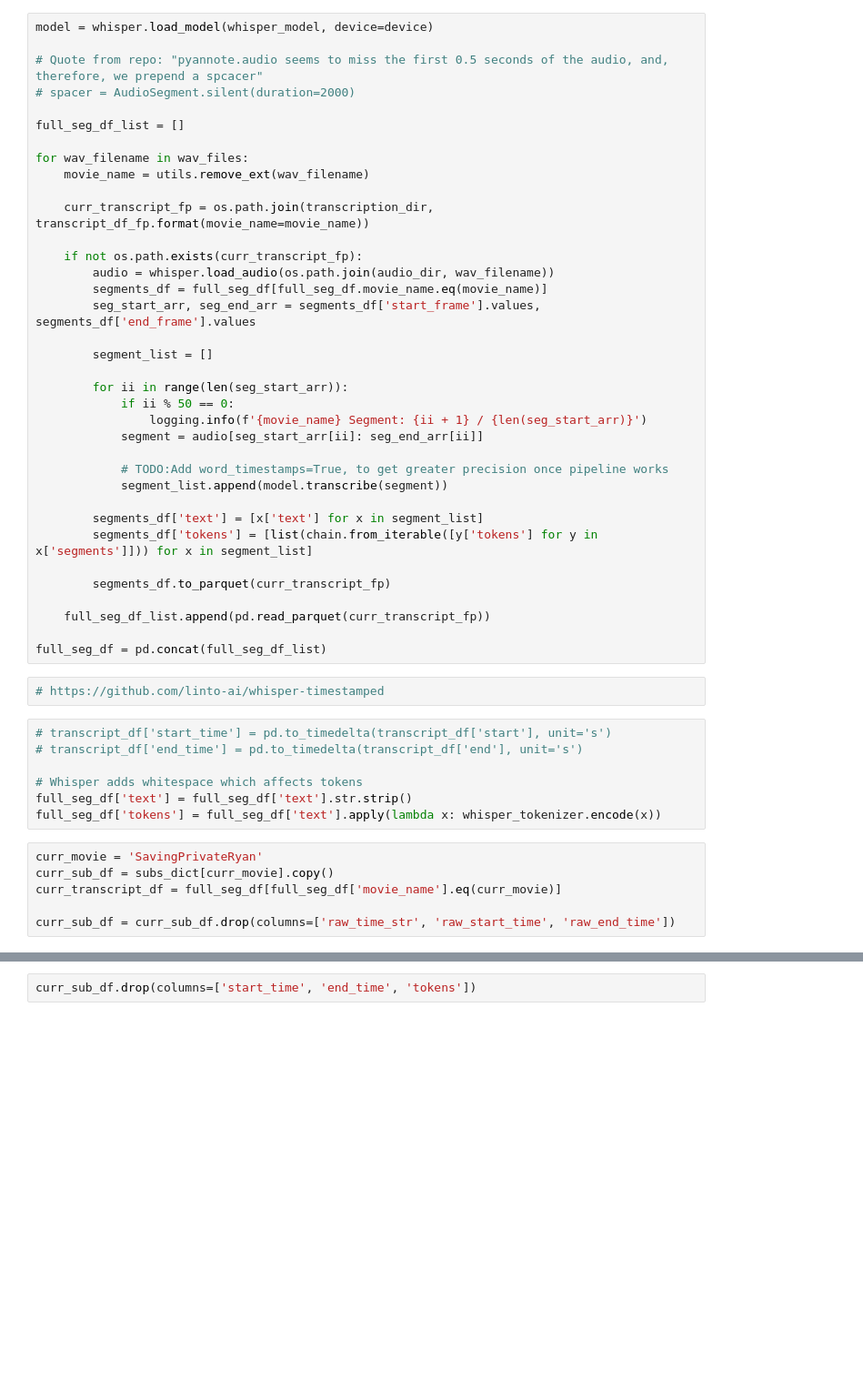
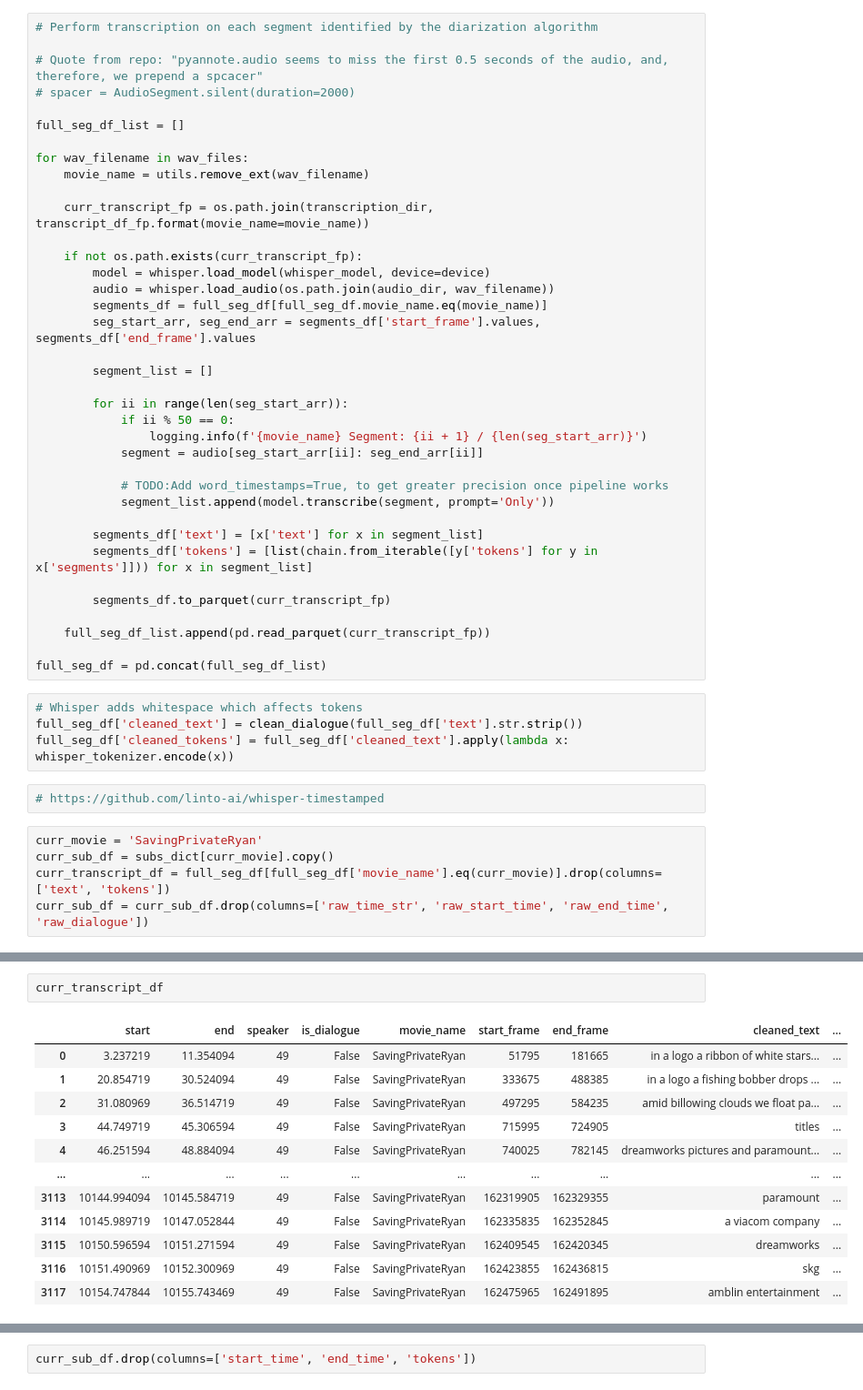
Before and after one commit to sydney-machine-learning/audiodescription-abusedetection, a Jupyter notebook: 01_audio_transcription.ipynb, the cells around one changed output, grey strips where cells are left out. Shown: that part at 91% size. Saved outputs shown, nothing was run; the diff lists cells and outputs as text; blank space fills up the shorter version.

```diff
--- a/01_audio_transcription.ipynb
+++ b/01_audio_transcription.ipynb
@@ -113,7 +121,7 @@ whisper_sr = 16000
 full_seg_df['start_frame'] = (whisper_sr * full_seg_df['start']).astype(int)
 full_seg_df['end_frame'] = (whisper_sr * full_seg_df['end']).astype(int)
 # %%
-model = whisper.load_model(whisper_model, device=device)
+# Perform transcription on each segment identified by the diarization algorithm
 
 # Quote from repo: "pyannote.audio seems to miss the first 0.5 seconds of the audio, and, therefore, we prepend a spcacer"
 # spacer = AudioSegment.silent(duration=2000)
@@ -126,6 +134,7 @@ for wav_filename in wav_files:
     curr_transcript_fp = os.path.join(transcription_dir, transcript_df_fp.format(movie_name=movie_name))
 
     if not os.path.exists(curr_transcript_fp):
+        model = whisper.load_model(whisper_model, device=device)
         audio = whisper.load_audio(os.path.join(audio_dir, wav_filename))
         segments_df = full_seg_df[full_seg_df.movie_name.eq(movie_name)]
         seg_start_arr, seg_end_arr = segments_df['start_frame'].values, segments_df['end_frame'].values
@@ -138,7 +147,7 @@ for wav_filename in wav_files:
             segment = audio[seg_start_arr[ii]: seg_end_arr[ii]]
 
             # TODO:Add word_timestamps=True, to get greater precision once pipeline works
-            segment_list.append(model.transcribe(segment))
+            segment_list.append(model.transcribe(segment, prompt='Only'))
 
         segments_df['text'] = [x['text'] for x in segment_list]
         segments_df['tokens'] = [list(chain.from_iterable([y['tokens'] for y in x['segments']])) for x in segment_list]
@@ -148,18 +157,14 @@ for wav_filename in wav_files:
     full_seg_df_list.append(pd.read_parquet(curr_transcript_fp))
 
 full_seg_df = pd.concat(full_seg_df_list)
+# %%
+# Whisper adds whitespace which affects tokens
+full_seg_df['cleaned_text'] = clean_dialogue(full_seg_df['text'].str.strip())
+full_seg_df['cleaned_tokens'] = full_seg_df['cleaned_text'].apply(lambda x: whisper_tokenizer.encode(x))
 # %%
 # https://github.com/linto-ai/whisper-timestamped
-# %%
-# transcript_df['start_time'] = pd.to_timedelta(transcript_df['start'], unit='s')
-# transcript_df['end_time'] = pd.to_timedelta(transcript_df['end'], unit='s')
-
-# Whisper adds whitespace which affects tokens
-full_seg_df['text'] = full_seg_df['text'].str.strip()
-full_seg_df['tokens'] = full_seg_df['text'].apply(lambda x: whisper_tokenizer.encode(x))
 # %%
 curr_movie = 'SavingPrivateRyan'
 curr_sub_df = subs_dict[curr_movie].copy()
-curr_transcript_df = full_seg_df[full_seg_df['movie_name'].eq(curr_movie)]
-
-curr_sub_df = curr_sub_df.drop(columns=['raw_time_str', 'raw_start_time', 'raw_end_time'])
+curr_transcript_df = full_seg_df[full_seg_df['movie_name'].eq(curr_movie)].drop(columns=['text', 'tokens'])
+curr_sub_df = curr_sub_df.drop(columns=['raw_time_str', 'raw_start_time', 'raw_end_time', 'raw_dialogue'])
@@ -165,0 +196,15 @@ curr_sub_df = curr_sub_df.drop(columns=['raw_time_str', 'raw_start_time', 'raw_e
+# %%
+curr_transcript_df
+# %% [output]
+|  | start | end | speaker | is_dialogue | movie_name | start_frame | end_frame | cleaned_text | ... |
+| 0 | 3.237219 | 11.354094 | 49 | False | SavingPrivateRyan | 51795 | 181665 | in a logo a ribbon of white stars... | ... |
+| 1 | 20.854719 | 30.524094 | 49 | False | SavingPrivateRyan | 333675 | 488385 | in a logo a fishing bobber drops ... | ... |
+| 2 | 31.080969 | 36.514719 | 49 | False | SavingPrivateRyan | 497295 | 584235 | amid billowing clouds we float pa... | ... |
+| 3 | 44.749719 | 45.306594 | 49 | False | SavingPrivateRyan | 715995 | 724905 | titles | ... |
+| 4 | 46.251594 | 48.884094 | 49 | False | SavingPrivateRyan | 740025 | 782145 | dreamworks pictures and paramount... | ... |
+| ... | ... | ... | ... | ... | ... | ... | ... | ... | ... |
+| 3113 | 10144.994094 | 10145.584719 | 49 | False | SavingPrivateRyan | 162319905 | 162329355 | paramount | ... |
+| 3114 | 10145.989719 | 10147.052844 | 49 | False | SavingPrivateRyan | 162335835 | 162352845 | a viacom company | ... |
+| 3115 | 10150.596594 | 10151.271594 | 49 | False | SavingPrivateRyan | 162409545 | 162420345 | dreamworks | ... |
+| 3116 | 10151.490969 | 10152.300969 | 49 | False | SavingPrivateRyan | 162423855 | 162436815 | skg | ... |
+| 3117 | 10154.747844 | 10155.743469 | 49 | False | SavingPrivateRyan | 162475965 | 162491895 | amblin entertainment | ... |
```
Also changed, not shown: parts of 19 cells of this notebook, 3 other files.
